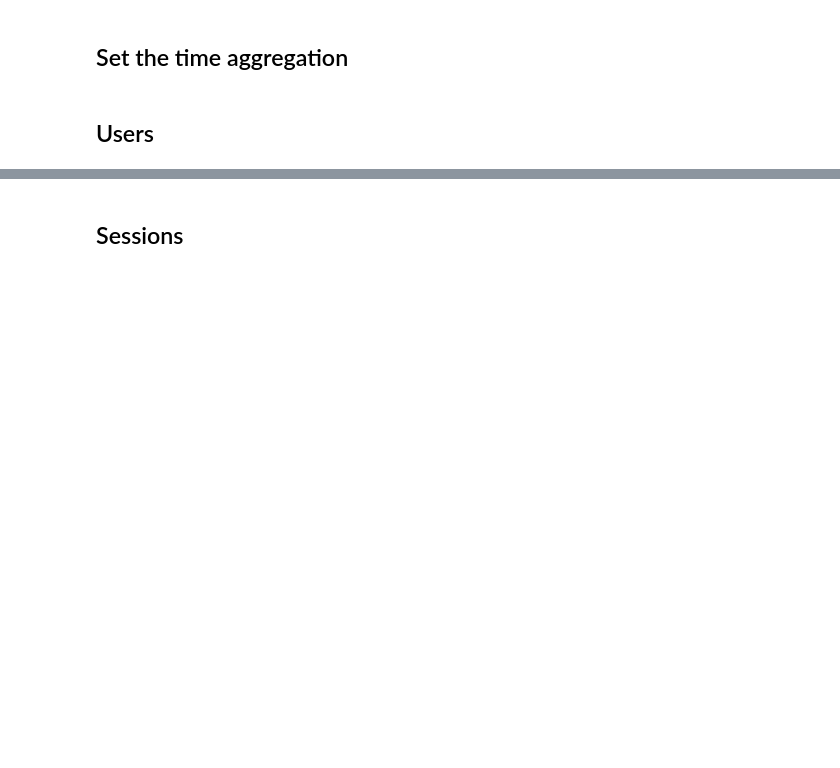
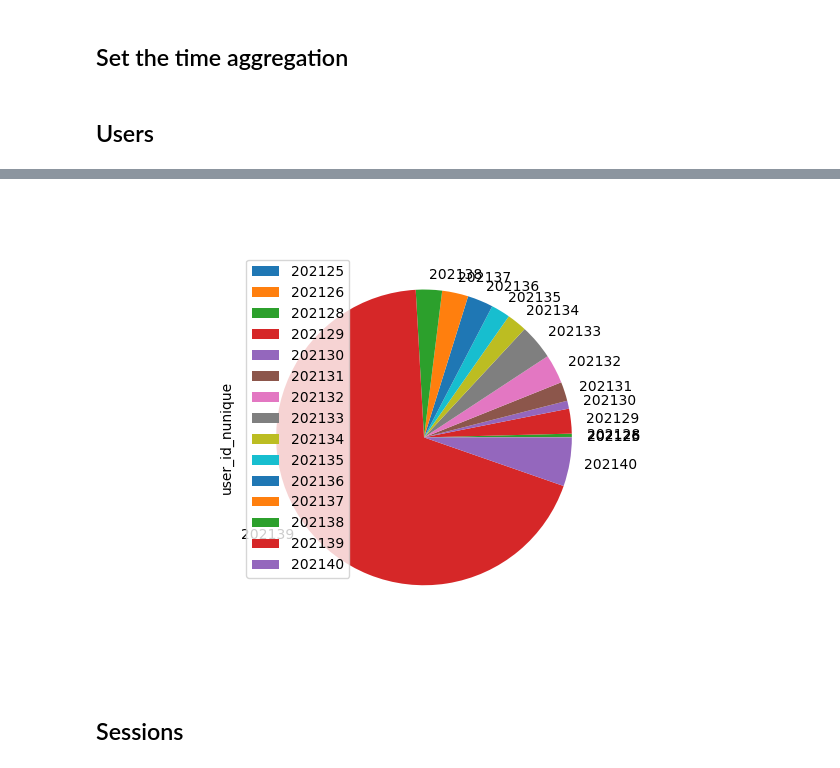
Before and after one commit to objectiv/objectiv-analytics, a Jupyter notebook: buhtuh/jupyter-lite/jupyter-lite/files/website_analytics.ipynb, the cells around one changed output, grey strips where cells are left out. Saved outputs shown, nothing was run; the diff lists cells and outputs as text; code cells hidden in the pictures; blank space fills up the shorter version.

```diff
--- a/buhtuh/jupyter-lite/jupyter-lite/files/website_analytics.ipynb
+++ b/buhtuh/jupyter-lite/jupyter-lite/files/website_analytics.ipynb
@@ -22,4 +24,4 @@ from objectiv_buhtuh.util import duplo_basic_features
 ## Get website production data
 # %%
 ## get some data, add database and credentials here
-engine = create_engine('http://localhost:5000')
+engine = sqlalchemy.create_engine('http://localhost:5000')
@@ -62,3 +79,9 @@ plt.show()
+# %%
+# visualize users
+users.sort_values(by='time_aggregation', ascending=True).head(60).plot(kind='pie', subplots=True)
+plt.show()
+# %% [output]
+[figure, added]
 # %% [markdown]
 ## Sessions
 # %%
```
Also changed, not shown: parts of 34 cells of this notebook.
